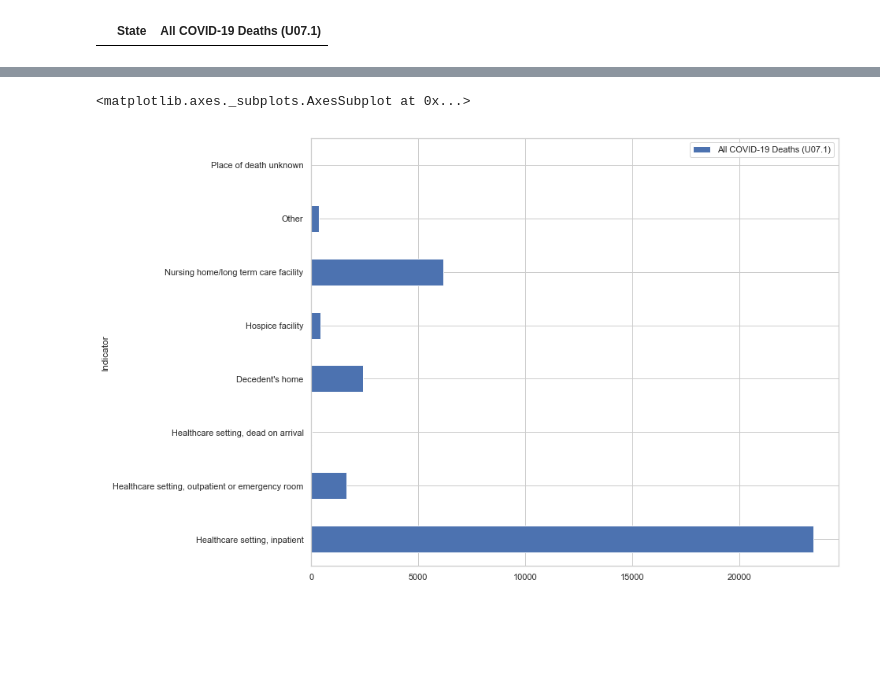
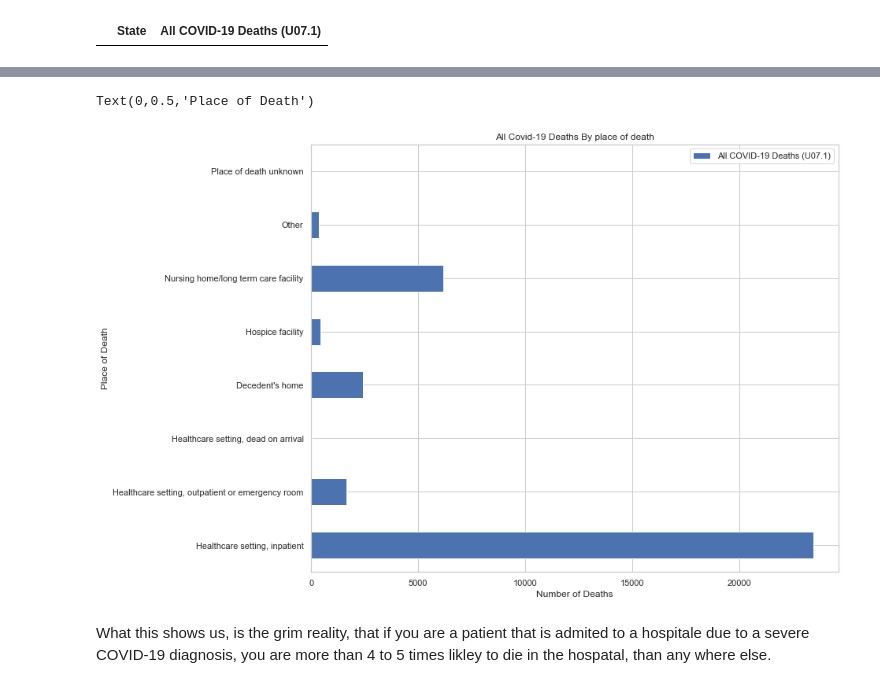
Before and after one commit to Dawad81/IS362-Database-Acquisition-and-Management, a Jupyter notebook: IS362_FinalProject_Folder/IS362_FinalProject.ipynb, the cells around one changed output, grey strips where cells are left out. Drawn from its saved outputs; the diff is of its cells as text; code cells hidden in the pictures; blank space fills up the shorter version.

```diff
--- a/IS362_FinalProject_Folder/IS362_FinalProject.ipynb
+++ b/IS362_FinalProject_Folder/IS362_FinalProject.ipynb
@@ -83,9 +171,14 @@ byageCleaner.plot(kind='bar',figsize=(20,10))
 # %%
 byplaceofdeath = covid19_deaths[covid19_deaths['Group']=='By place of death']
 byplaceofdeathClean= byplaceofdeath[['Indicator', 'All COVID-19 Deaths (U07.1)']]
 byplaceofdeathClean.set_index('Indicator', inplace=True)
 byplaceofdeathCleaner = byplaceofdeathClean.drop(['Total'])
 byplaceofdeathCleaner.plot(kind='barh',figsize=(12,10))
+plt.title('All Covid-19 Deaths By place of death')
+plt.xlabel('Number of Deaths')
+plt.ylabel('Place of Death')
 # %% [output]
-<matplotlib.axes._subplots.AxesSubplot at 0x...>
+Text(0,0.5,'Place of Death')
-[figure, old version]
+[figure, new version]
+# %% [markdown]
+What this shows us, is the grim reality, that if you are a patient that is admited to a hospitale due to a severe COVID-19 diagnosis, you are more than 4 to 5 times likley to die in the hospatal, than any where else.
```
Also changed, not shown: parts of 38 cells of this notebook.
